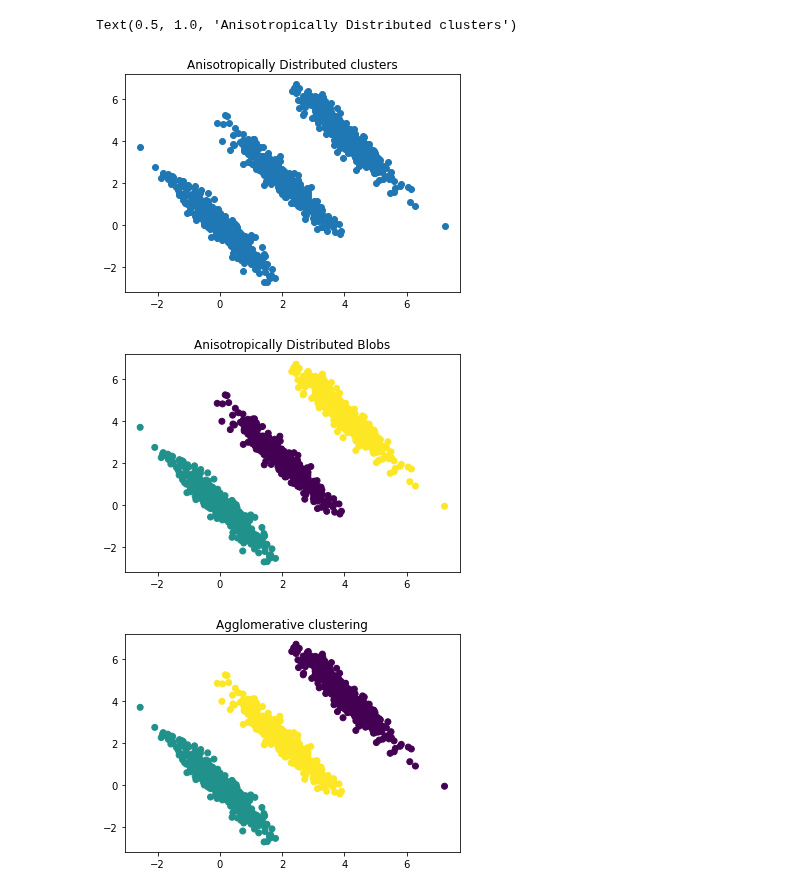
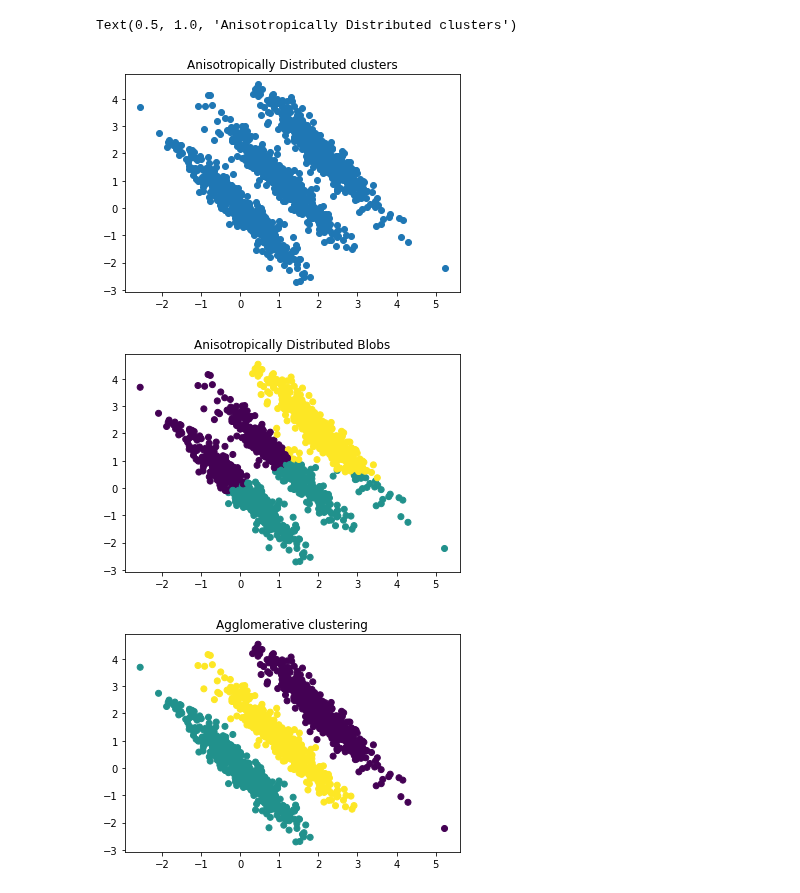
Before and after one commit to raulbenitez/postgrau_IML_exploratory, a Jupyter notebook: CLUSTERING/ejercicio_comparativas/kmeansVSjerarquico_SantiagoRuiz.ipynb, the cells around one changed output. Saved outputs shown, nothing was run; the diff lists cells and outputs as text; code cells hidden in the pictures.

```diff
--- a/CLUSTERING/ejercicio_comparativas/kmeansVSjerarquico_SantiagoRuiz.ipynb
+++ b/CLUSTERING/ejercicio_comparativas/kmeansVSjerarquico_SantiagoRuiz.ipynb
@@ -8,7 +8,7 @@ from sklearn.datasets import make_blobs
 
 
 n_samples = 1500
-centers = [(0, 0), (10,10),(20,20)]
+centers = [(0, 0), (5,5),(10,10)]
 random_state = 170
 
 X, y = make_blobs(n_samples=n_samples, centers=centers,random_state=random_state)
@@ -22,7 +22,7 @@ plt.scatter(X_aniso[:, 0], X_aniso[:, 1])
 plt.title("Anisotropically Distributed clusters")
 # %% [output]
 Text(0.5, 1.0, 'Anisotropically Distributed clusters')
-[figure, old version]
+[figure, new version]
 # %%
 from sklearn.cluster import KMeans
 y_pred = KMeans(n_clusters=3, random_state=random_state).fit_predict(X_aniso)
@@ -30,12 +30,12 @@ plt.scatter(X_aniso[:, 0], X_aniso[:, 1], c=y_pred)
 plt.title("Anisotropically Distributed Blobs")
 plt.show()
 # %% [output]
-[figure, old version]
+[figure, new version]
 # %%
 from sklearn.cluster import AgglomerativeClustering
-clustering = AgglomerativeClustering(n_clusters=3).fit(X_aniso)
+clustering = AgglomerativeClustering(n_clusters=3).fit_predict(X_aniso)
 plt.scatter(X_aniso[:, 0], X_aniso[:, 1], c=labels)
 plt.title("Agglomerative clustering")
 plt.show()
 # %% [output]
-[figure, old version]
+[figure, new version]
```
Also changed, not shown: parts of 1 cell of this notebook.
